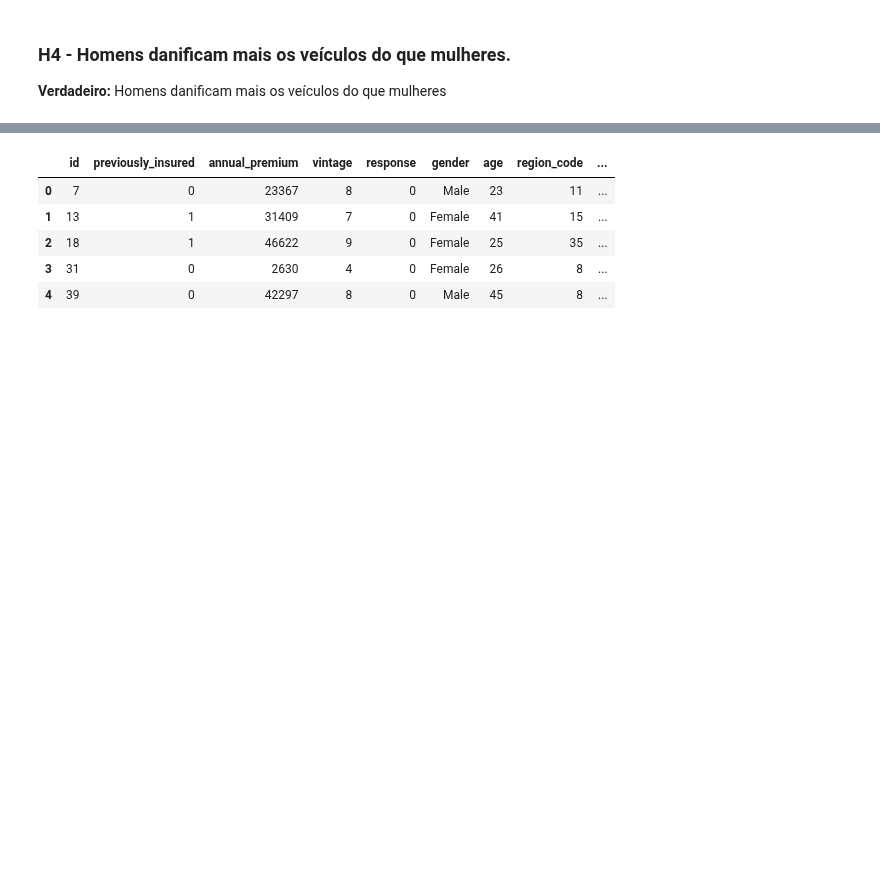
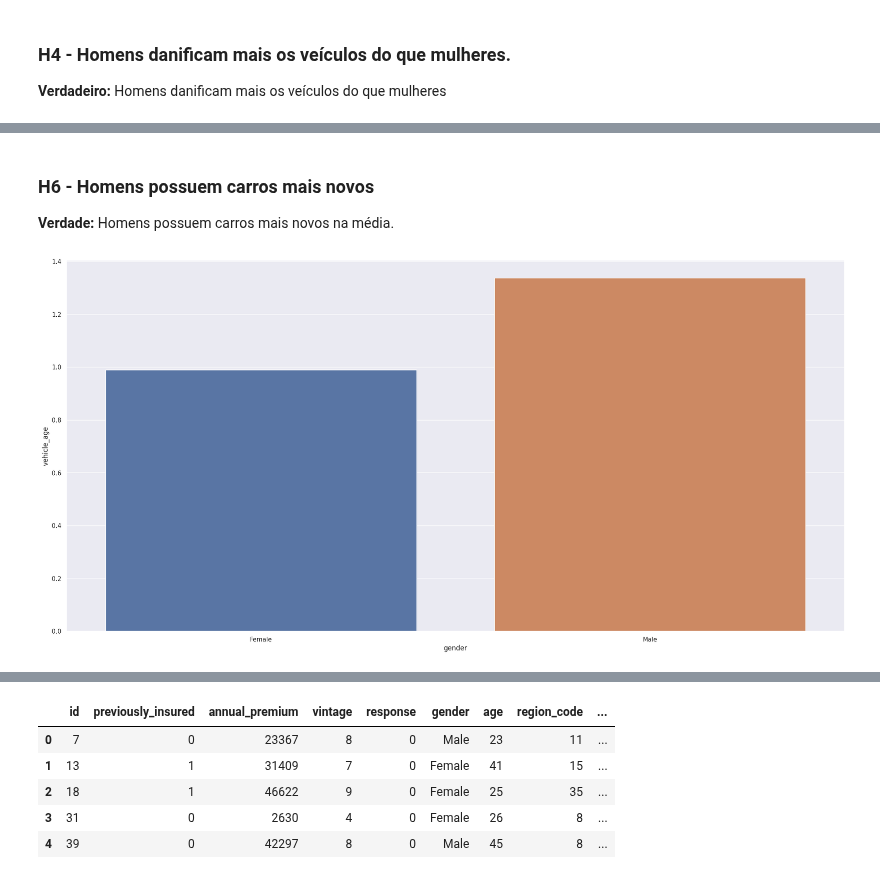
Before and after one commit to guiaraujofreitas/Insurance-Health-Cross-Sell, a Jupyter notebook: Step_4_Project_Health_Insurance_Cross_Sell.ipynb, the cells around one changed output, grey strips where cells are left out. Saved outputs shown, nothing was run; the diff lists cells and outputs as text; code cells hidden in the pictures; blank space fills up the shorter version.

```diff
--- a/Step_4_Project_Health_Insurance_Cross_Sell.ipynb
+++ b/Step_4_Project_Health_Insurance_Cross_Sell.ipynb
@@ -409,0 +417,10 @@ aux_h5
+# %% [markdown]
+### H6 - Homens possuem carros mais novos
+**Verdade:** Homens possuem carros mais novos na média.
+# %%
+aux_h6 = df4[['gender','vehicle_age']].groupby('gender').mean().reset_index()
+
+
+sns.barplot(x= 'gender', y= 'vehicle_age', data= aux_h6);
+# %% [output]
+[figure, added]
```
Also changed, not shown: parts of 14 cells of this notebook.
